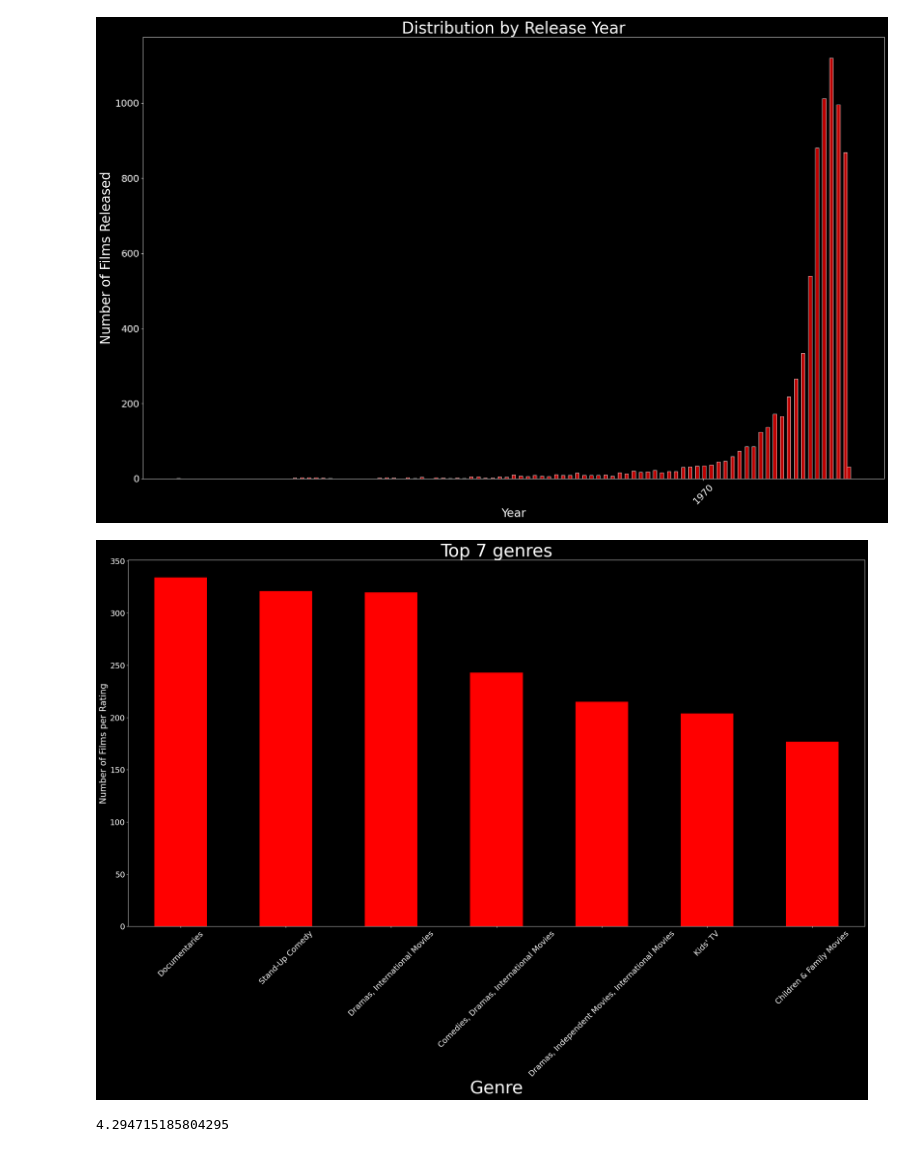
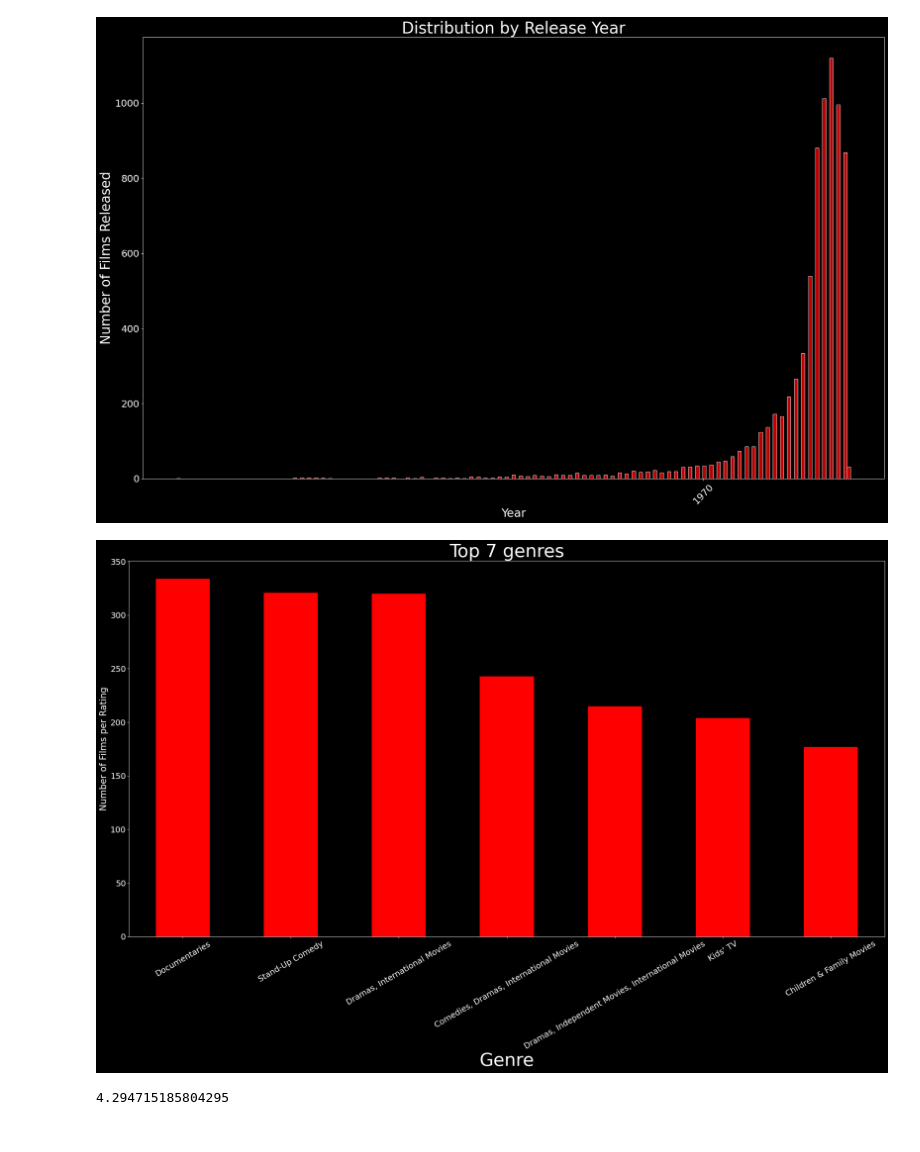
Before and after one commit to JanKosgei/Netflix-Recommendations, a Jupyter notebook: K-Means Netflix.ipynb, the cells around one changed output. Drawn from its saved outputs; the diff is of its cells as text; code cells hidden in the pictures.

```diff
--- a/K-Means Netflix.ipynb
+++ b/K-Means Netflix.ipynb
@@ -142,12 +142,3 @@ array(['Adults', 'Teens', 'Young Adults', 'Older Kids', 'Kids'],
 ### EDA
 # %% [markdown]
 - #### Ratings
-# %%
-plt.style.use('dark_background')
-
-plt.figure(figsize=(30,14))
-Netflix.rating.value_counts().nlargest(7).plot(kind='bar', color='red')
-plt.ylabel('Frequency of the various rating categories').set_fontsize(30)
-plt.xlabel('Rating Category').set_fontsize(40)
-plt.xticks(rotation = 45)
-plt.title('Films per Rating Category').set_fontsize(40)
@@ -156,8 +145,6 @@ plt.title('Films per Rating Category').set_fontsize(40)
 # %%
-plt.style.use('dark_background')
 plt.figure(figsize=(20,10))
 plt.rcParams['font.size'] = 20
-plt.title('Frequency of the various rating categories')
-
-sns.countplot(data=Netflix, y='rating', order=Netflix['rating'].value_counts(ascending=False).index)
+Netflix.rating.value_counts(ascending=False).plot(kind='barh', color='red')
+plt.title('Number of shows on Netflix for different age groups')
 # %% [output]
@@ -247,14 +234,14 @@ plt.title('Distribution by Release Year').set_fontsize(30)
 # %%
 plt.figure(figsize=(30,15))
 plt.rcParams['font.size'] = 18
 
 Netflix.listed_in.value_counts().nlargest(7).plot(kind='bar', color='red')
 plt.ylabel('Number of Films per Rating').set_fontsize(20)
 plt.xlabel('Genre').set_fontsize(40)
-plt.xticks(rotation = 45)
+plt.xticks(rotation = 30)
 plt.title('Top 7 genres').set_fontsize(40)
 # %% [output]
-[figure, old version]
+[figure, new version]
 # %%
 Netflix.listed_in.value_counts().nlargest(1).sum()/len(Netflix)*100
 # %% [output]
```
Also changed, not shown: parts of 5 cells of this notebook.
